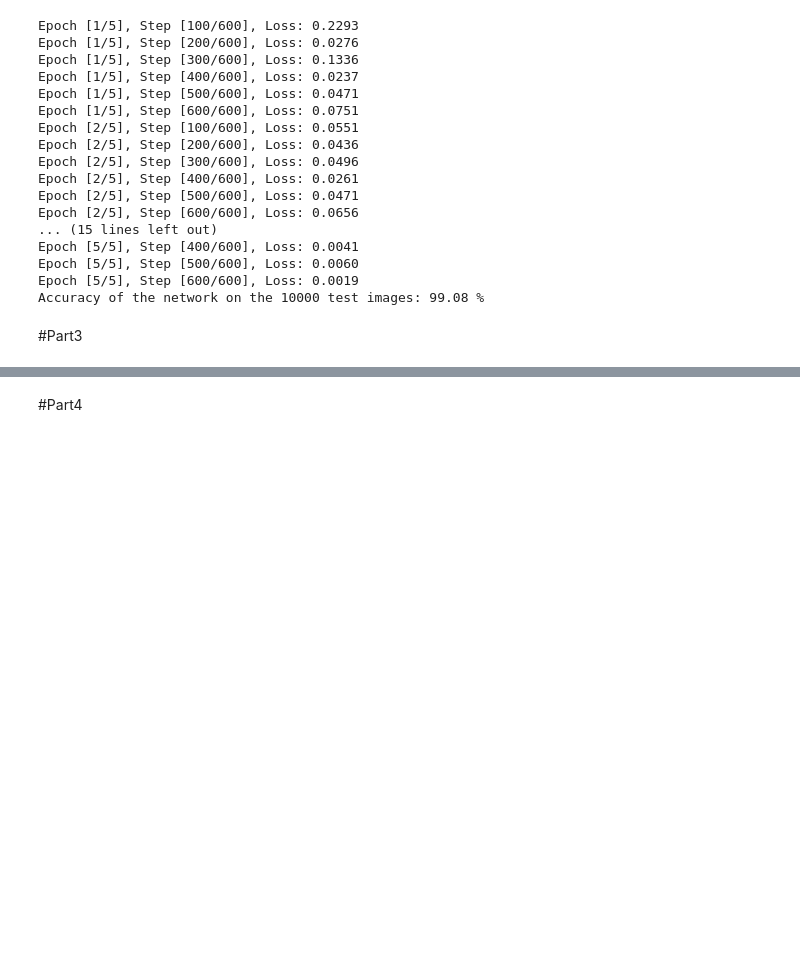
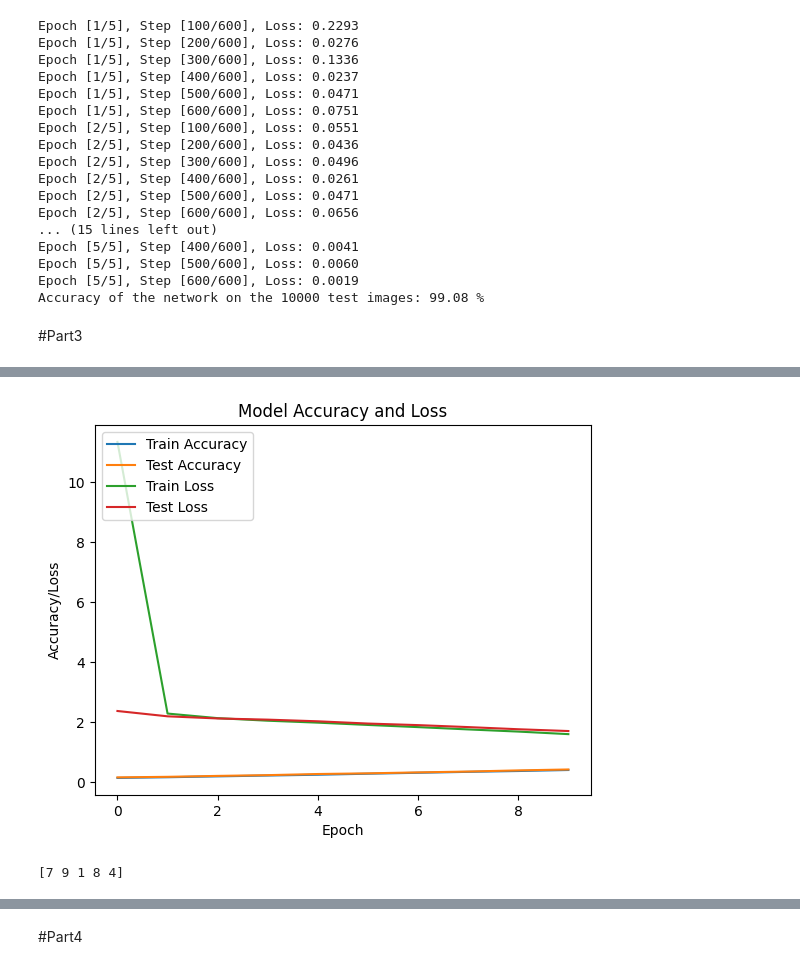
Before and after one commit to saikiranpennam/Neural-Networks, a Jupyter notebook: Assignment3_CS510.ipynb, the cells around one changed output, grey strips where cells are left out. Cells and saved outputs as stored; diff of their text form; code cells hidden in the pictures; blank space fills up the shorter version.

```diff
--- a/Assignment3_CS510.ipynb
+++ b/Assignment3_CS510.ipynb
@@ -342,0 +362,7 @@ CNN Model accuracy: 4.62%
+# %%
+modelDCNN = tf.keras.models.Sequential([
+  tf.keras.layers.Flatten(input_shape=(56, 56)),
+  tf.keras.layers.Dense(128, activation='relu'),
+  tf.keras.layers.Dropout(0.2),
+  tf.keras.layers.Dense(10)
+])
@@ -342,0 +378,10 @@ CNN Model accuracy: 4.62%
+# %%
+loss_fn = tf.keras.losses.SparseCategoricalCrossentropy(from_logits=True)
+loss_fn(train_labels[:1], predictions).numpy()
+
+modelDCNN.compile(optimizer=tf.keras.optimizers.Adam(learning_rate=0.0001),
+              loss=loss_fn,
+              metrics=['accuracy'])
+# %%
+DCNN = modelDCNN.fit(trainX, train_labels, epochs=10,
+                    validation_data=(testX, test_labels))
@@ -342,0 +416,14 @@ CNN Model accuracy: 4.62%
+# %%
+# Plot for accuracy and loss
+plt.plot(DCNN.history['accuracy'])
+plt.plot(DCNN.history['val_accuracy'])
+plt.plot(DCNN.history['loss'])
+plt.plot(DCNN.history['val_loss'])
+
+plt.title('Model Accuracy and Loss')
+plt.ylabel('Accuracy/Loss')
+plt.xlabel('Epoch')
+plt.legend(['Train Accuracy', 'Test Accuracy', 'Train Loss', 'Test Loss'], loc='upper left')
+plt.show()
+# %% [output]
+[figure, added]
@@ -342,0 +435,6 @@ CNN Model accuracy: 4.62%
+# %%
+preds = probability_model(testX[:5])
+prediction=tf.argmax(preds,1).numpy()
+print(prediction)
+# %% [output]
+[7 9 1 8 4]
```
Also changed, not shown: parts of 32 cells of this notebook.
